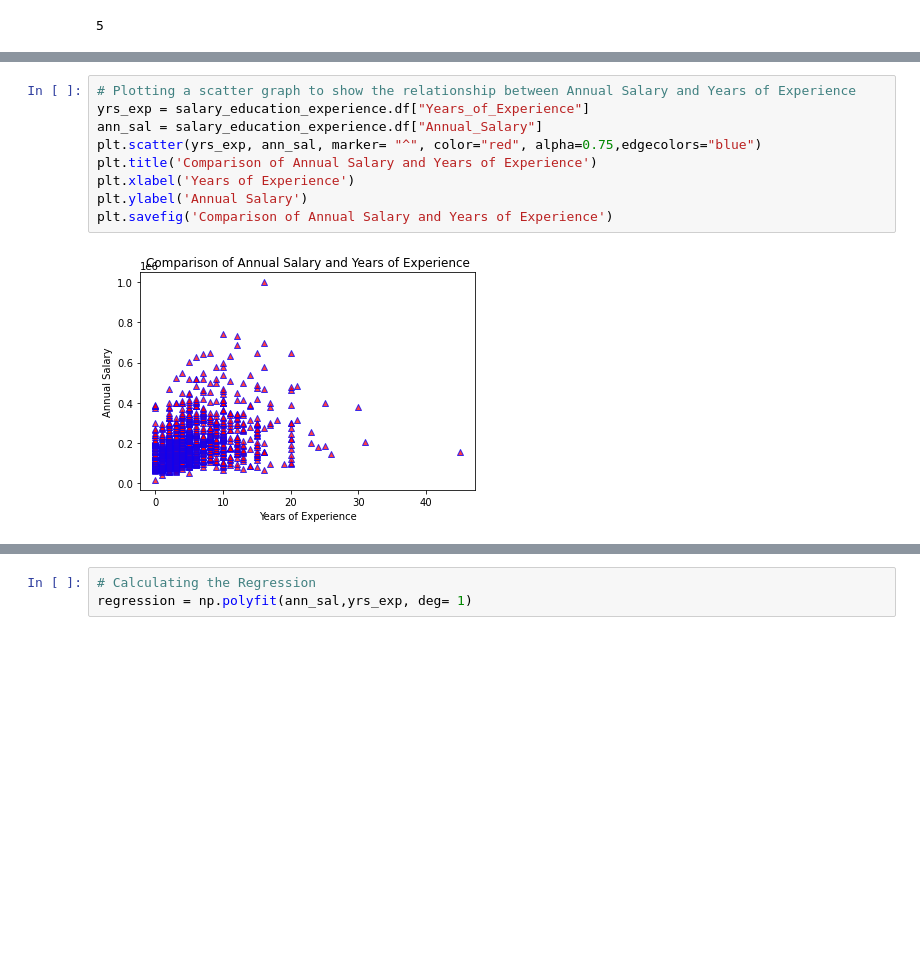
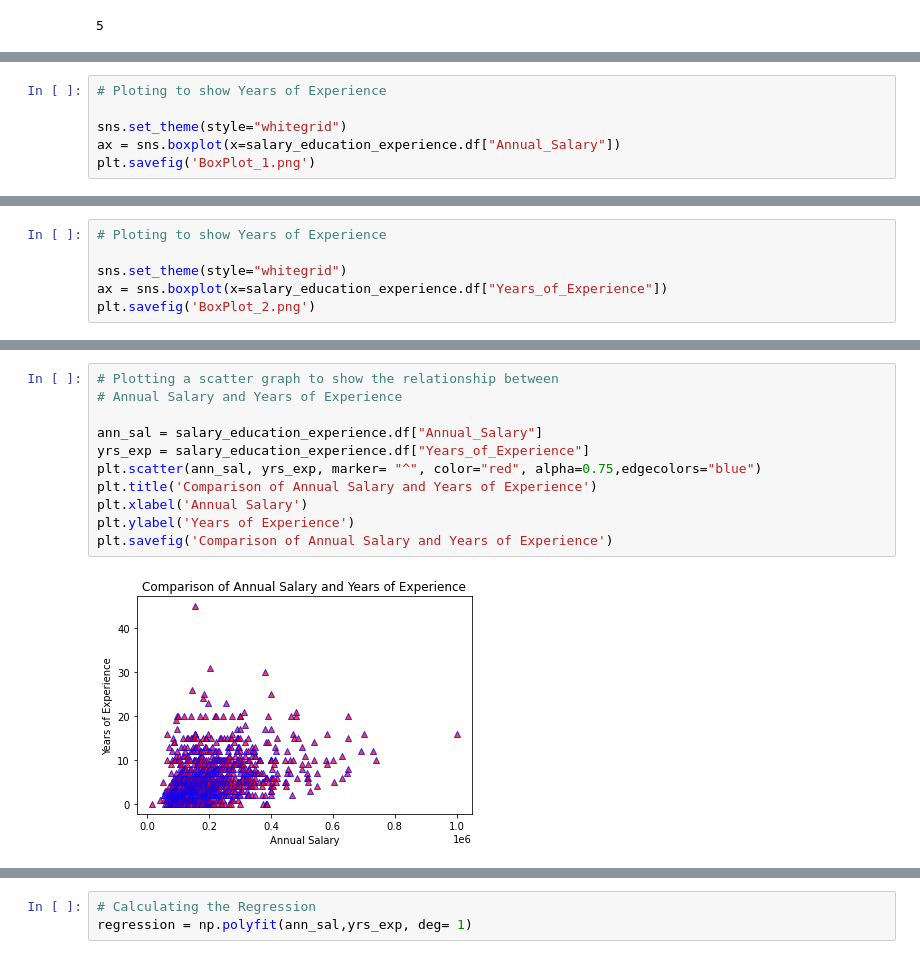
Before and after one commit to rita-s/Data_Analysis_Project_1, a Jupyter notebook: HR_Hackers.ipynb, the cells around one changed output, grey strips where cells are left out. Drawn from its saved outputs; the diff is of its cells as text; blank space fills up the shorter version.

```diff
--- a/HR_Hackers.ipynb
+++ b/HR_Hackers.ipynb
@@ -526,0 +767,6 @@ job_title_loc_df = salary_education_experience.df.groupby(salary_education_exper
+# %%
+# Ploting to show Years of Experience
+
+sns.set_theme(style="whitegrid")
+ax = sns.boxplot(x=salary_education_experience.df["Annual_Salary"])
+plt.savefig('BoxPlot_1.png')
@@ -526,0 +775,6 @@ job_title_loc_df = salary_education_experience.df.groupby(salary_education_exper
+# %%
+# Ploting to show Years of Experience
+
+sns.set_theme(style="whitegrid")
+ax = sns.boxplot(x=salary_education_experience.df["Years_of_Experience"])
+plt.savefig('BoxPlot_2.png')
@@ -527,14 +783,16 @@ job_title_loc_df = salary_education_experience.df.groupby(salary_education_exper
 # %%
-# Plotting a scatter graph to show the relationship between Annual Salary and Years of Experience
+# Plotting a scatter graph to show the relationship between
+# Annual Salary and Years of Experience
+
+ann_sal = salary_education_experience.df["Annual_Salary"]
 yrs_exp = salary_education_experience.df["Years_of_Experience"]
-ann_sal = salary_education_experience.df["Annual_Salary"]
-plt.scatter(yrs_exp, ann_sal, marker= "^", color="red", alpha=0.75,edgecolors="blue")
+plt.scatter(ann_sal, yrs_exp, marker= "^", color="red", alpha=0.75,edgecolors="blue")
 plt.title('Comparison of Annual Salary and Years of Experience')
-plt.xlabel('Years of Experience')
-plt.ylabel('Annual Salary')
+plt.xlabel('Annual Salary')
+plt.ylabel('Years of Experience')
 plt.savefig('Comparison of Annual Salary and Years of Experience')
 # %% [output]
-[figure, old version]
+[figure, new version]
 # %%
 # Calculating the correlation coefficient between Annual Salary and Years of Experience
 print(f"The correlation coefficient between Annual Salary and Years of Experience is {round(st.pearsonr(yrs_exp, ann_sal)[0],2)}")
```
Also changed, not shown: parts of 46 cells of this notebook.
